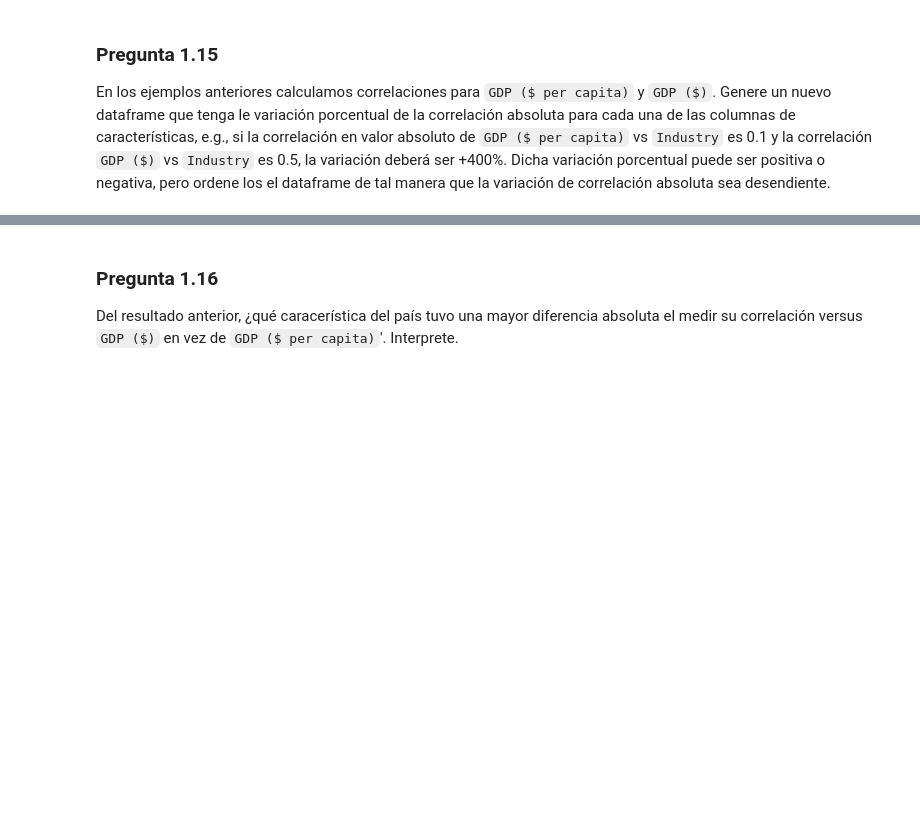
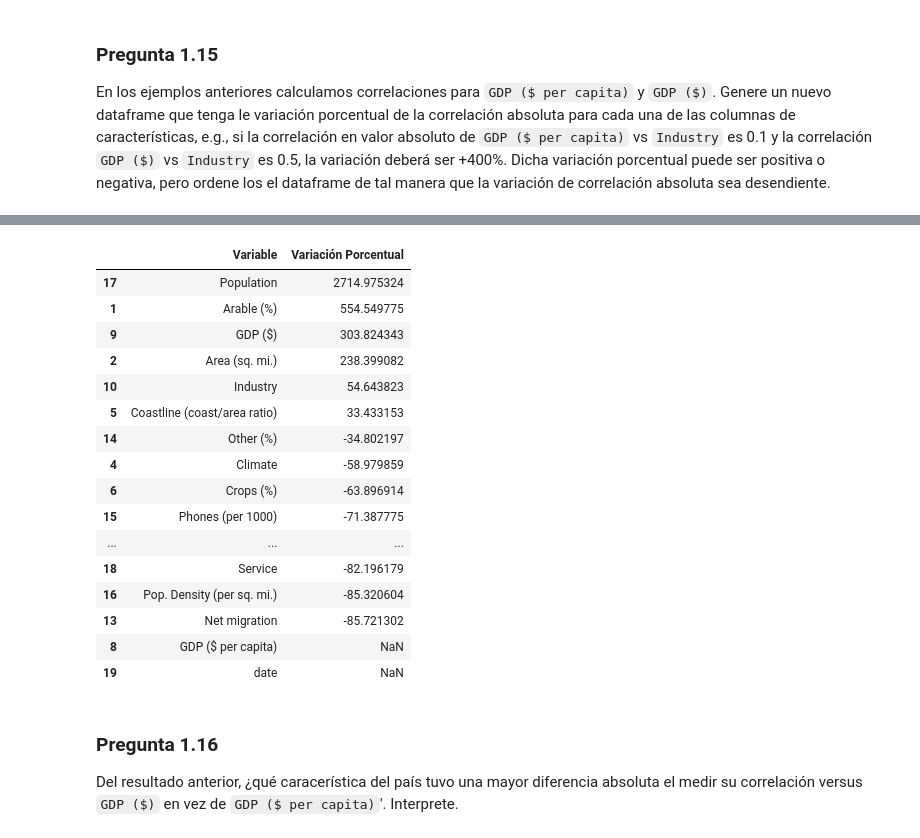
Before and after one commit to MichaelGalazz/Tarea-1-ML, a Jupyter notebook: Tarea_1 (3).ipynb, the cells around one changed output, grey strips where cells are left out. Saved outputs shown, nothing was run; the diff lists cells and outputs as text; code cells hidden in the pictures; blank space fills up the shorter version.

```diff
--- a/Tarea_1 (3).ipynb
+++ b/Tarea_1 (3).ipynb
@@ -907,3 +959,42 @@ date                                                 NaN
+# %%
+# Calcular nuevamente las correlaciones para GDP ($ per capita) después de la corrección de outliers
+corr_corregido = df[df.dtypes[df.dtypes != "object"].index].corr()["GDP ($ per capita)"].sort_values(ascending=False)
+corr_abs_corregido = corr_corregido.abs().sort_values(ascending=False)
+
+# Correlaciones para GDP ($) después de la corrección de outliers, excluyendo GDP per capita
+df_sin_gdp_per_Capita_corregido = df.drop(columns=['GDP ($ per capita)'])
+corr_1_corregido = df_sin_gdp_per_Capita_corregido[df_sin_gdp_per_Capita_corregido.dtypes[df_sin_gdp_per_Capita_corregido.dtypes != "object"].index].corr()["GDP ($)"].sort_values(ascending=False)
+corr_abs_1_corregido = corr_1_corregido.abs().sort_values(ascending=False)
+
+# Ahora calculamos la variación porcentual entre las correlaciones de GDP ($ per capita) y GDP ($), pero con los datos corregidos
+variacion_percentual_corregido = ((corr_abs_1_corregido - corr_abs_corregido) / corr_abs_corregido) * 100
+
+# Creamos el DataFrame con la variación porcentual para los datos corregidos
+df_variacion_corregido = pd.DataFrame({'Variable': variacion_percentual_corregido.index, 'Variación Porcentual': variacion_percentual_corregido.values})
+
+# Ordenamos el DataFrame de forma descendente según la variación porcentual
+df_variacion_sorted_corregido = df_variacion_corregido.sort_values(by='Variación Porcentual', ascending=False)
+
+# Mostrar el DataFrame con las variaciones porcentuales
+df_variacion_sorted_corregido
+# %% [output]
+|  | Variable | Variación Porcentual |
+| 17 | Population | 2714.975324 |
+| 1 | Arable (%) | 554.549775 |
+| 9 | GDP ($) | 303.824343 |
+| 2 | Area (sq. mi.) | 238.399082 |
+| 10 | Industry | 54.643823 |
+| 5 | Coastline (coast/area ratio) | 33.433153 |
+| 14 | Other (%) | -34.802197 |
+| 4 | Climate | -58.979859 |
+| 6 | Crops (%) | -63.896914 |
+| 15 | Phones (per 1000) | -71.387775 |
+| ... | ... | ... |
+| 18 | Service | -82.196179 |
+| 16 | Pop. Density (per sq. mi.) | -85.320604 |
+| 13 | Net migration | -85.721302 |
+| 8 | GDP ($ per capita) | NaN |
+| 19 | date | NaN |
 # %% [markdown]
 ### Pregunta 1.16
 
```
Also changed, not shown: parts of 15 cells of this notebook.
